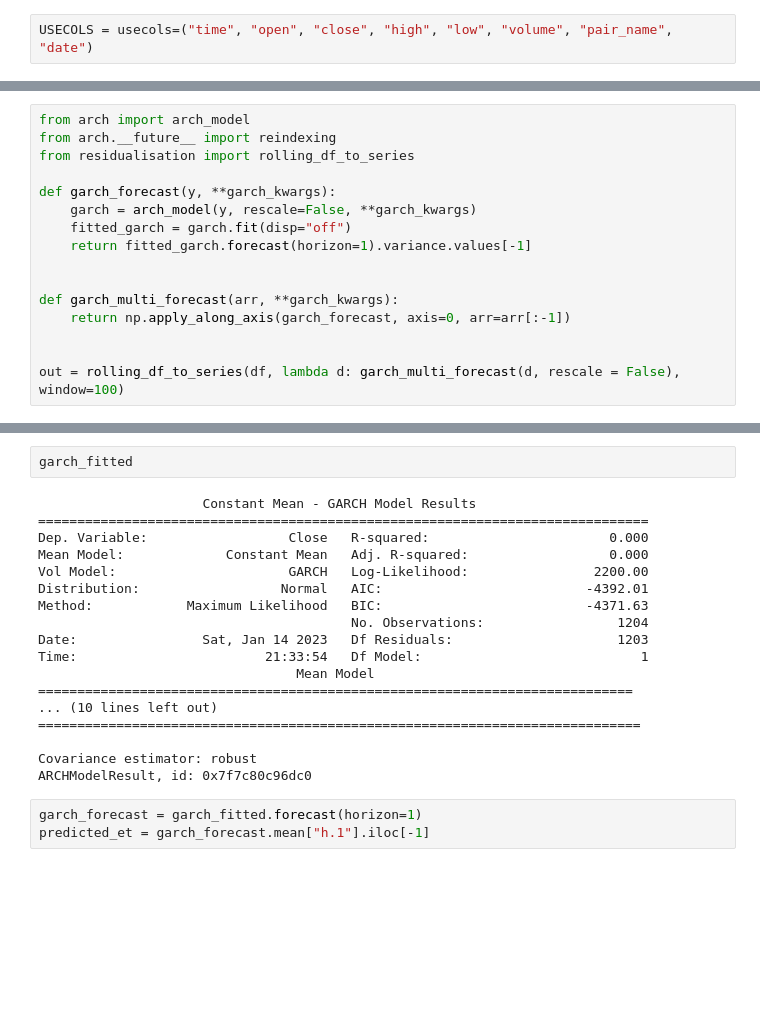
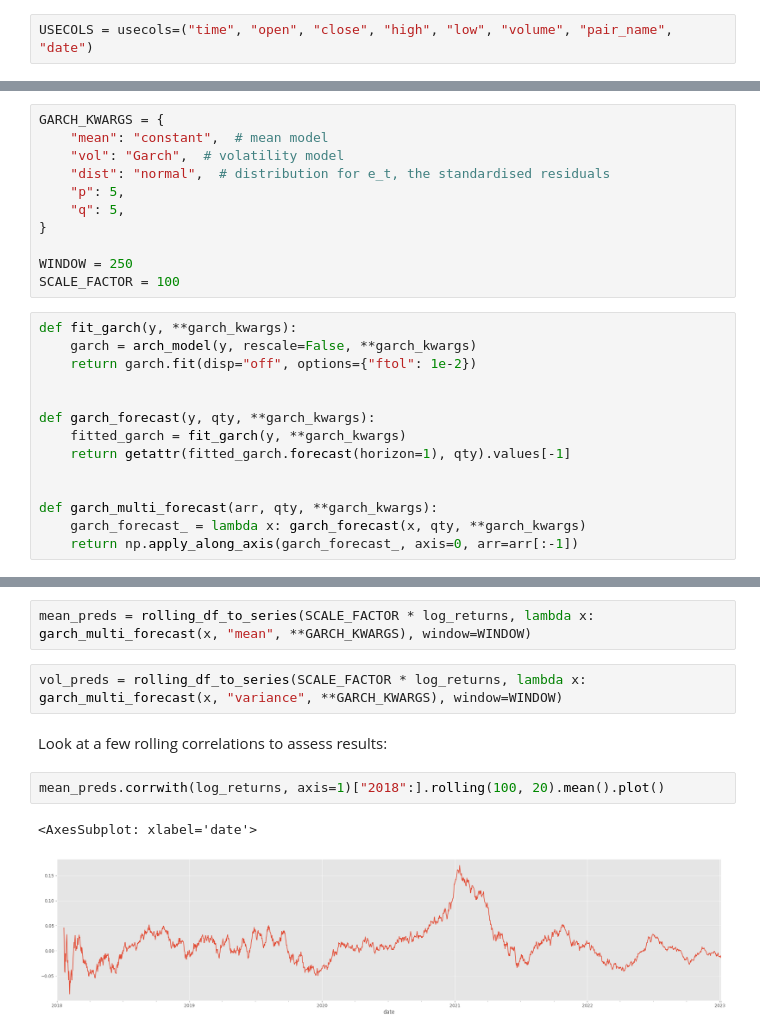
Before and after one commit to awh35/crypto_tsa, a Jupyter notebook: 2_garch.ipynb, the cells around one changed output, grey strips where cells are left out. Cells and saved outputs as stored; diff of their text form; blank space fills up the shorter version.

Commit message:
Complete GARCH notebook

```diff
--- a/2_garch.ipynb
+++ b/2_garch.ipynb
@@ -65,16 +66,25 @@ log_returns.rolling(WINDOW, WINDOW // 2).std().plot()
+# %%
+GARCH_KWARGS = {
+    "mean": "constant",  # mean model
+    "vol": "Garch",  # volatility model
+    "dist": "normal",  # distribution for e_t, the standardised residuals
+    "p": 5,
+    "q": 5,
+}
+
+WINDOW = 250
+SCALE_FACTOR = 100
 # %%
-from arch import arch_model
-from arch.__future__ import reindexing
-from residualisation import rolling_df_to_series
-
-def garch_forecast(y, **garch_kwargs):
+def fit_garch(y, **garch_kwargs):
     garch = arch_model(y, rescale=False, **garch_kwargs)
-    fitted_garch = garch.fit(disp="off")
-    return fitted_garch.forecast(horizon=1).variance.values[-1]
+    return garch.fit(disp="off", options={"ftol": 1e-2})
 
 
-def garch_multi_forecast(arr, **garch_kwargs):
-    return np.apply_along_axis(garch_forecast, axis=0, arr=arr[:-1])
+def garch_forecast(y, qty, **garch_kwargs):
+    fitted_garch = fit_garch(y, **garch_kwargs)
+    return getattr(fitted_garch.forecast(horizon=1), qty).values[-1]
 
 
-out = rolling_df_to_series(df, lambda d: garch_multi_forecast(d, rescale = False), window=100)
+def garch_multi_forecast(arr, qty, **garch_kwargs):
+    garch_forecast_ = lambda x: garch_forecast(x, qty, **garch_kwargs)
+    return np.apply_along_axis(garch_forecast_, axis=0, arr=arr[:-1])
@@ -156,23 +91,11 @@ rolling_df_to_series(log_returns, predict_vol)
-# %%
-garch_fitted
-# %% [output]
-                     Constant Mean - GARCH Model Results
-==============================================================================
-Dep. Variable:                  Close   R-squared:                       0.000
-Mean Model:             Constant Mean   Adj. R-squared:                  0.000
-Vol Model:                      GARCH   Log-Likelihood:                2200.00
-Distribution:                  Normal   AIC:                          -4392.01
-Method:            Maximum Likelihood   BIC:                          -4371.63
-                                        No. Observations:                 1204
-Date:                Sat, Jan 14 2023   Df Residuals:                     1203
-Time:                        21:33:54   Df Model:                            1
-                                 Mean Model
-============================================================================
-... (10 lines left out)
-=============================================================================
-
-Covariance estimator: robust
-ARCHModelResult, id: 0x7f7c80c96dc0
-# %%
-garch_forecast = garch_fitted.forecast(horizon=1)
-predicted_et = garch_forecast.mean["h.1"].iloc[-1]
+# %%
+mean_preds = rolling_df_to_series(SCALE_FACTOR * log_returns, lambda x: garch_multi_forecast(x, "mean", **GARCH_KWARGS), window=WINDOW)
+# %%
+vol_preds = rolling_df_to_series(SCALE_FACTOR * log_returns, lambda x: garch_multi_forecast(x, "variance", **GARCH_KWARGS), window=WINDOW)
+# %% [markdown]
+Look at a few rolling correlations to assess results:
+# %%
+mean_preds.corrwith(log_returns, axis=1)["2018":].rolling(100, 20).mean().plot()
+# %% [output]
+<AxesSubplot: xlabel='date'>
+[figure, added]
```
Also changed, not shown: parts of 18 cells of this notebook, 1 other file.
